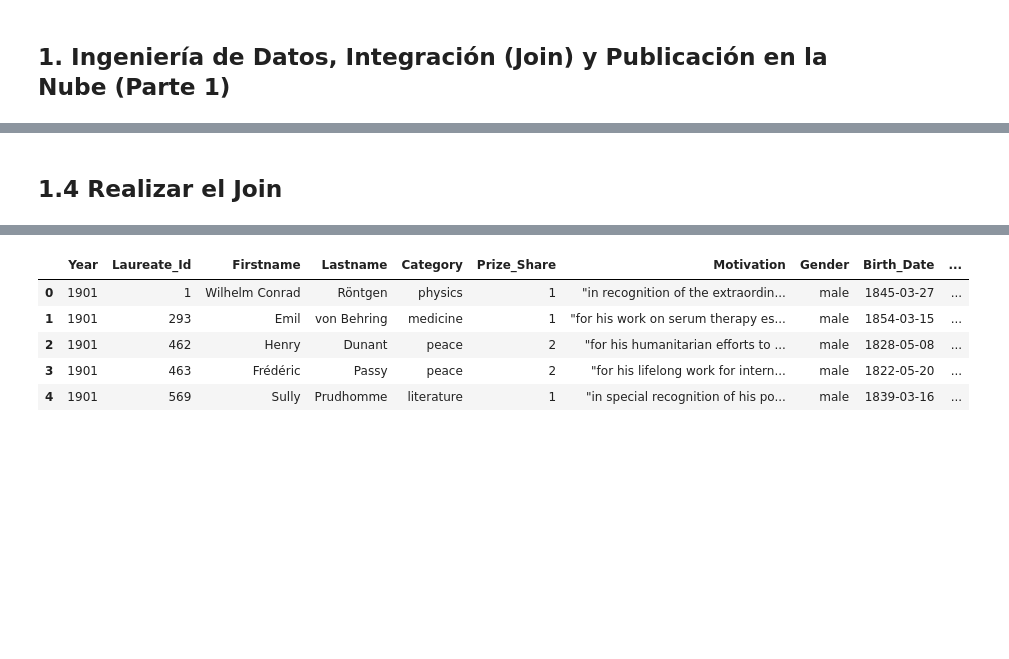
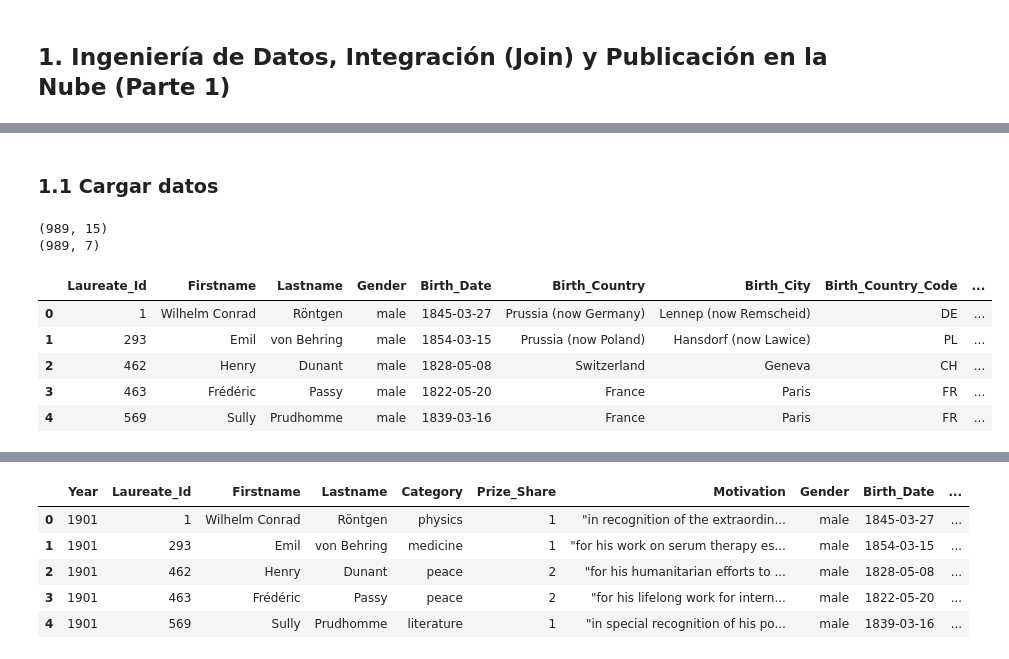
Before and after one commit to SalvadorCM786/ExamenModuloIV, a Jupyter notebook: Examen4SCM.ipynb, the cells around one changed output, grey strips where cells are left out. Drawn from its saved outputs; the diff is of its cells as text; code cells hidden in the pictures; blank space fills up the shorter version.

```diff
--- a/Examen4SCM.ipynb
+++ b/Examen4SCM.ipynb
@@ -127,2 +6,22 @@ personal.loc[personal["Death_Year"] == 0, "Death_Year"] = None
-# %% [markdown]
-## 1.4 Realizar el Join
+# %% [markdown]
+### 1.1 Cargar datos
+# %%
+import pandas as pd
+
+personal = pd.read_csv("https://raw.githubusercontent.com/anaepm/rep/refs/heads/main/nobel_personal.csv")
+premios = pd.read_csv("https://raw.githubusercontent.com/anaepm/rep/refs/heads/main/nobel_data.csv")
+
+print(personal.shape)
+print(premios.shape)
+# %% [output]
+(989, 15)
+(989, 7)
+# %%
+personal.head()
+# %% [output]
+|  | Laureate_Id | Firstname | Lastname | Gender | Birth_Date | Birth_Country | Birth_City | Birth_Country_Code | ... |
+| 0 | 1 | Wilhelm Conrad | Röntgen | male | 1845-03-27 | Prussia (now Germany) | Lennep (now Remscheid) | DE | ... |
+| 1 | 293 | Emil | von Behring | male | 1854-03-15 | Prussia (now Poland) | Hansdorf (now Lawice) | PL | ... |
+| 2 | 462 | Henry | Dunant | male | 1828-05-08 | Switzerland | Geneva | CH | ... |
+| 3 | 463 | Frédéric | Passy | male | 1822-05-20 | France | Paris | FR | ... |
+| 4 | 569 | Sully | Prudhomme | male | 1839-03-16 | France | Paris | FR | ... |
```
Also changed, not shown: parts of 80 cells of this notebook, 2 other files.
